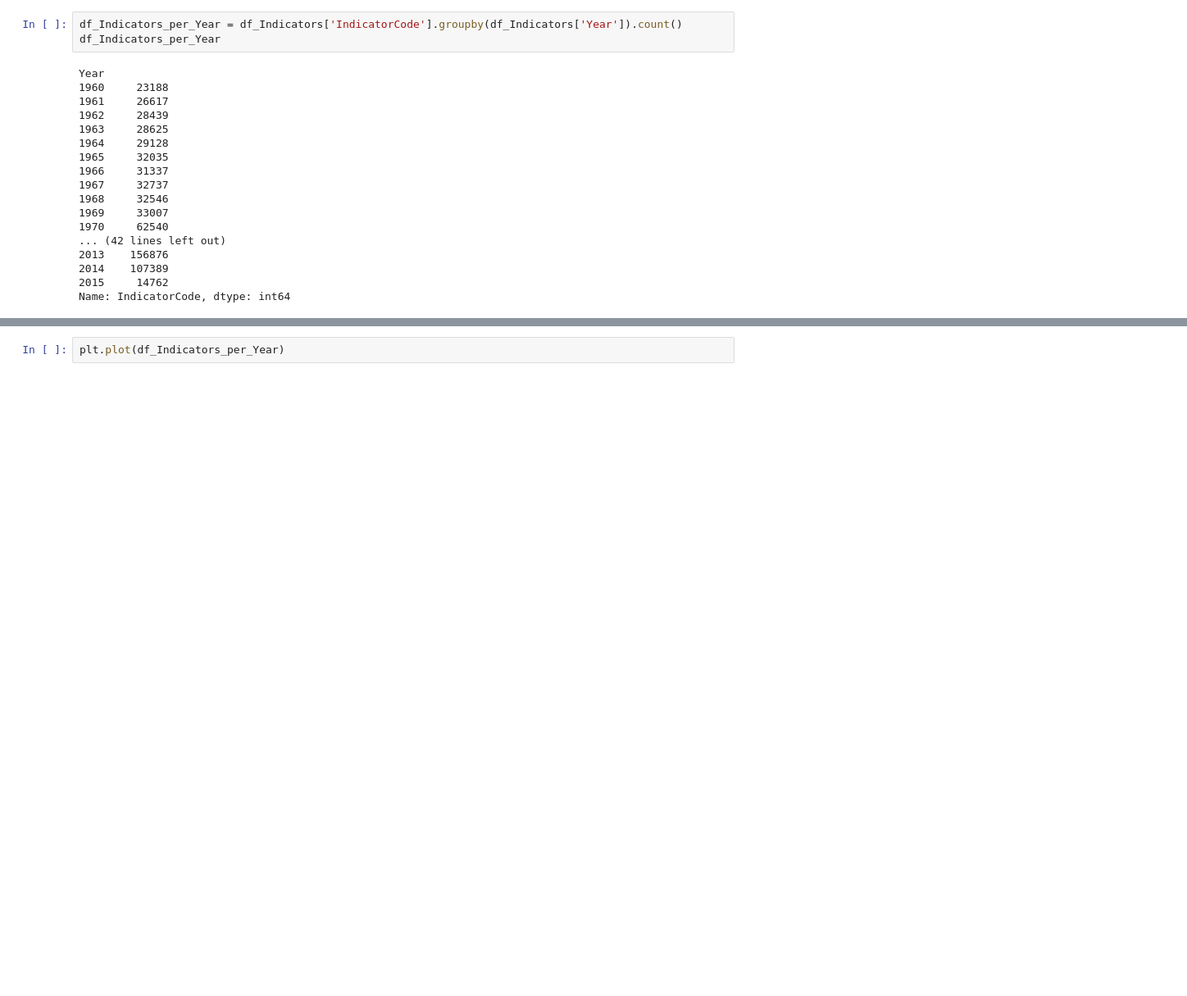
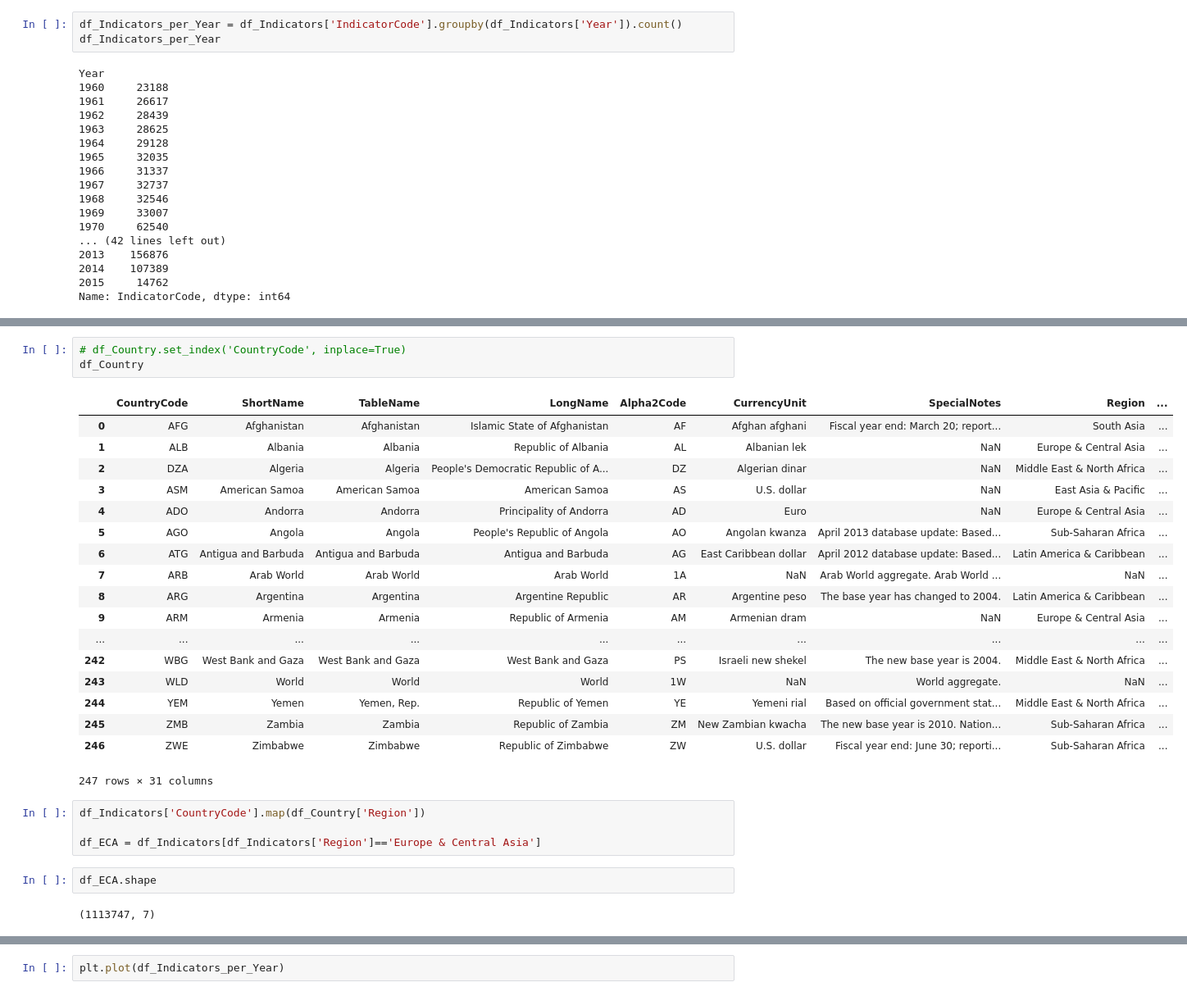
Before and after one commit to Jamatas/NoviDataScience, a Jupyter notebook: EDA – Exploratory Data Analysis .ipynb, the cells around one changed output, grey strips where cells are left out. Shown at 82% size. Drawn from its saved outputs; the diff is of its cells as text; blank space fills up the shorter version.

```diff
--- a/EDA – Exploratory Data Analysis .ipynb
+++ b/EDA – Exploratory Data Analysis .ipynb
@@ -284,0 +341,30 @@ Name: IndicatorCode, dtype: int64
+# %%
+# df_Country.set_index('CountryCode', inplace=True)
+df_Country
+# %% [output]
+|  | CountryCode | ShortName | TableName | LongName | Alpha2Code | CurrencyUnit | SpecialNotes | Region | ... |
+| 0 | AFG | Afghanistan | Afghanistan | Islamic State of Afghanistan | AF | Afghan afghani | Fiscal year end: March 20; report... | South Asia | ... |
+| 1 | ALB | Albania | Albania | Republic of Albania | AL | Albanian lek | NaN | Europe & Central Asia | ... |
+| 2 | DZA | Algeria | Algeria | People's Democratic Republic of A... | DZ | Algerian dinar | NaN | Middle East & North Africa | ... |
+| 3 | ASM | American Samoa | American Samoa | American Samoa | AS | U.S. dollar | NaN | East Asia & Pacific | ... |
+| 4 | ADO | Andorra | Andorra | Principality of Andorra | AD | Euro | NaN | Europe & Central Asia | ... |
+| 5 | AGO | Angola | Angola | People's Republic of Angola | AO | Angolan kwanza | April 2013 database update: Based... | Sub-Saharan Africa | ... |
+| 6 | ATG | Antigua and Barbuda | Antigua and Barbuda | Antigua and Barbuda | AG | East Caribbean dollar | April 2012 database update: Based... | Latin America & Caribbean | ... |
+| 7 | ARB | Arab World | Arab World | Arab World | 1A | NaN | Arab World aggregate. Arab World ... | NaN | ... |
+| 8 | ARG | Argentina | Argentina | Argentine Republic | AR | Argentine peso | The base year has changed to 2004. | Latin America & Caribbean | ... |
+| 9 | ARM | Armenia | Armenia | Republic of Armenia | AM | Armenian dram | NaN | Europe & Central Asia | ... |
+| ... | ... | ... | ... | ... | ... | ... | ... | ... | ... |
+| 242 | WBG | West Bank and Gaza | West Bank and Gaza | West Bank and Gaza | PS | Israeli new shekel | The new base year is 2004. | Middle East & North Africa | ... |
+| 243 | WLD | World | World | World | 1W | NaN | World aggregate. | NaN | ... |
+| 244 | YEM | Yemen | Yemen, Rep. | Republic of Yemen | YE | Yemeni rial | Based on official government stat... | Middle East & North Africa | ... |
+| 245 | ZMB | Zambia | Zambia | Republic of Zambia | ZM | New Zambian kwacha | The new base year is 2010. Nation... | Sub-Saharan Africa | ... |
+| 246 | ZWE | Zimbabwe | Zimbabwe | Republic of Zimbabwe | ZW | U.S. dollar | Fiscal year end: June 30; reporti... | Sub-Saharan Africa | ... |
+247 rows × 31 columns
+# %%
+df_Indicators['CountryCode'].map(df_Country['Region'])
+
+df_ECA = df_Indicators[df_Indicators['Region']=='Europe & Central Asia']
+# %%
+df_ECA.shape
+# %% [output]
+(1113747, 7)
```
Also changed, not shown: parts of 10 cells of this notebook, 2 other files.
